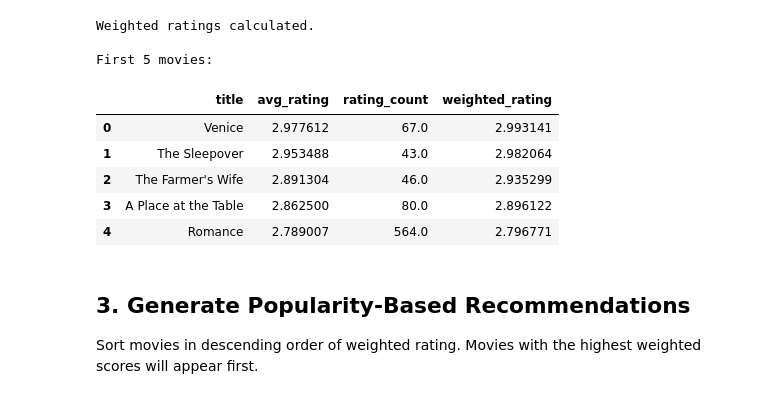
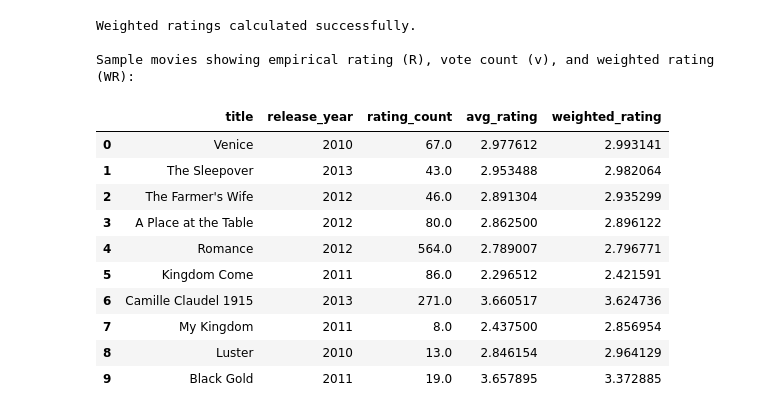
Before and after one commit to kurupashwin482-web/MovieMatch, a Jupyter notebook: Notebooks/02_popularity.ipynb, the cells around one changed output. Saved outputs shown, nothing was run; the diff lists cells and outputs as text; code cells hidden in the pictures.

```diff
--- a/Notebooks/02_popularity.ipynb
+++ b/Notebooks/02_popularity.ipynb
@@ -69,17 +81,19 @@ Movies without ratings: 142
 # %%
+# Filter for movies with valid rating statistics
+rated_movies = movies_clean.dropna(subset=["avg_rating", "rating_count"]).copy()
+rated_movies["rating_count"] = rated_movies["rating_count"].astype(float)
+rated_movies["avg_rating"] = rated_movies["avg_rating"].astype(float)
 
-# Consider only movies that have rating statistics.
-rated_movies = movies_clean.dropna(
-    subset=["avg_rating", "rating_count"]
-).copy()
-
-# C: mean average rating across rated movies.
+# C: Mean average rating across all rated movies
 C = rated_movies["avg_rating"].mean()
 
-# m: 70th percentile of rating counts.
+# m: 70th percentile threshold of rating counts
 m = rated_movies["rating_count"].quantile(0.70)
 
-print(f"Number of rated movies: {len(rated_movies)}")
-print(f"Overall mean rating (C): {C:.4f}")
-print(f"70th percentile of rating count (m): {m:.2f}")
+print(f"Total rated movies: {len(rated_movies):,}")
+print(f"Catalogue prior mean rating (C): {C:.4f}")
+print(f"70th percentile vote count threshold (m): {m:.2f}")
+
+# Distribution summary of rating counts
+display(rated_movies[["avg_rating", "rating_count"]].describe())
 # %% [output]
@@ -96,33 +119,25 @@ reducing the influence of small rating samples.
 # %%
+# Compute Bayesian Weighted Rating (WR)
+v = rated_movies["rating_count"]
+R = rated_movies["avg_rating"]
 
-rated_movies["weighted_rating"] = (
-    (rated_movies["rating_count"] / (rated_movies["rating_count"] + m))
-    * rated_movies["avg_rating"]
-    +
-    (m / (rated_movies["rating_count"] + m))
-    * C
-)
+rated_movies["weighted_rating"] = (v / (v + m)) * R + (m / (v + m)) * C
 
-print("Weighted ratings calculated.")
-print("\nFirst 5 movies:")
-display(
-    rated_movies[
-        ["title", "avg_rating", "rating_count", "weighted_rating"]
-    ].head()
-)
+print("Weighted ratings calculated successfully.")
+print("\nSample movies showing empirical rating (R), vote count (v), and weighted rating (WR):")
+display(rated_movies[["title", "release_year", "rating_count", "avg_rating", "weighted_rating"]].head(10))
 # %% [output]
-Weighted ratings calculated.
+Weighted ratings calculated successfully.
 
-First 5 movies:
+Sample movies showing empirical rating (R), vote count (v), and weighted rating (WR):
-|  | title | avg_rating | rating_count | weighted_rating |
-| 0 | Venice | 2.977612 | 67.0 | 2.993141 |
-| 1 | The Sleepover | 2.953488 | 43.0 | 2.982064 |
-| 2 | The Farmer's Wife | 2.891304 | 46.0 | 2.935299 |
-| 3 | A Place at the Table | 2.862500 | 80.0 | 2.896122 |
-| 4 | Romance | 2.789007 | 564.0 | 2.796771 |
+|  | title | release_year | rating_count | avg_rating | weighted_rating |
+| 0 | Venice | 2010 | 67.0 | 2.977612 | 2.993141 |
+| 1 | The Sleepover | 2013 | 43.0 | 2.953488 | 2.982064 |
+| 2 | The Farmer's Wife | 2012 | 46.0 | 2.891304 | 2.935299 |
+| 3 | A Place at the Table | 2012 | 80.0 | 2.862500 | 2.896122 |
+| 4 | Romance | 2012 | 564.0 | 2.789007 | 2.796771 |
+| 5 | Kingdom Come | 2011 | 86.0 | 2.296512 | 2.421591 |
+| 6 | Camille Claudel 1915 | 2013 | 271.0 | 3.660517 | 3.624736 |
+| 7 | My Kingdom | 2011 | 8.0 | 2.437500 | 2.856954 |
+| 8 | Luster | 2010 | 13.0 | 2.846154 | 2.964129 |
+| 9 | Black Gold | 2011 | 19.0 | 3.657895 | 3.372885 |
-# %% [markdown]
-
-## 3. Generate Popularity-Based Recommendations
-
-Sort movies in descending order of weighted rating.
-Movies with the highest weighted scores will appear first.
```
Also changed, not shown: parts of 28 cells of this notebook, 8 other files.
